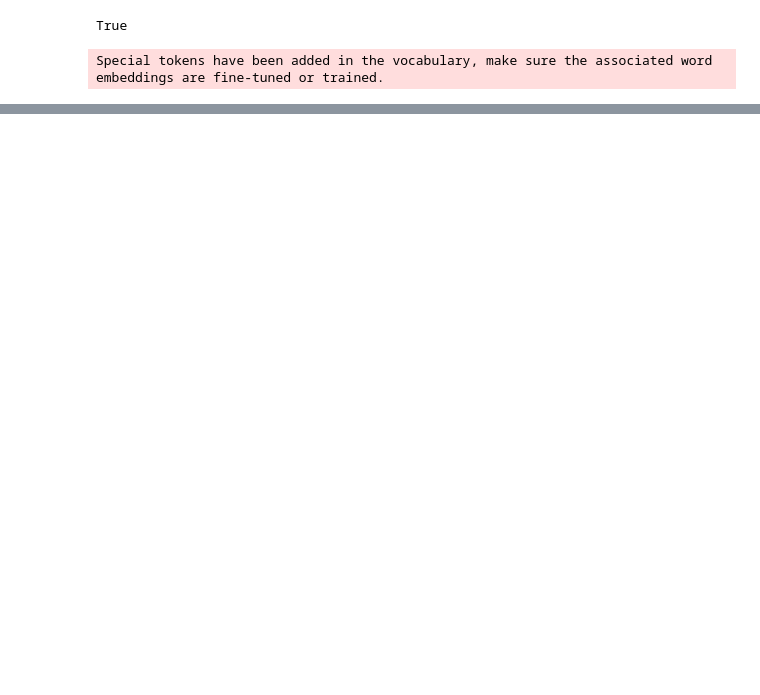
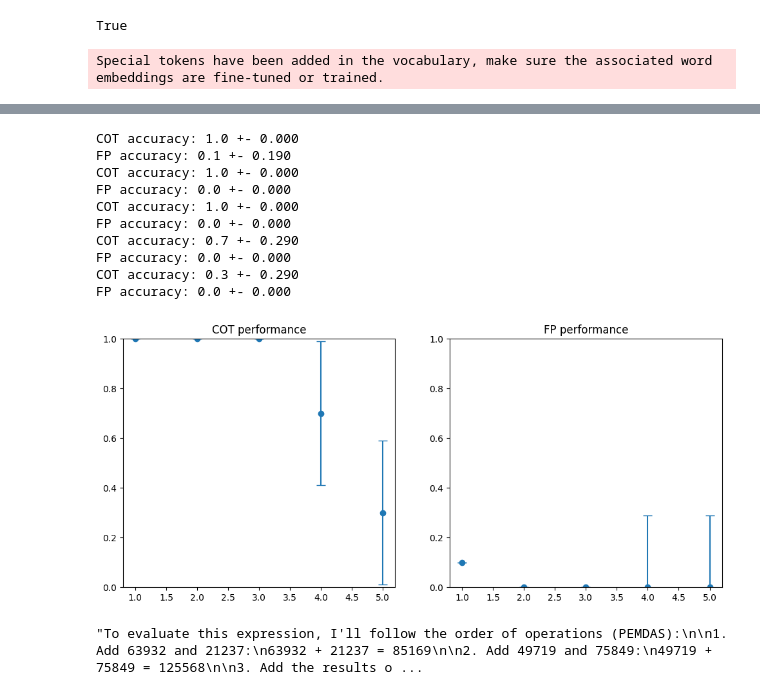
Before and after one commit to jlucassen/stego-snowball, a Jupyter notebook: problem_sets.ipynb, the cells around one changed output, grey strips where cells are left out. Drawn from its saved outputs; the diff is of its cells as text; code cells hidden in the pictures; blank space fills up the shorter version.

Commit message:
seems like simple formats have similar cot/fp performance, nested formats better

```diff
--- a/problem_sets.ipynb
+++ b/problem_sets.ipynb
@@ -113,6 +113,42 @@ def do_full_test(digits, format, sys_prompt, cot_prompt, fp_prompt, n):
     fp_mean = sum(df_fp['correct'])/n
     print(f"COT accuracy: {cot_mean} +- {2*bernoulli_std(cot_mean, n):.3f}\nFP accuracy: {fp_mean} +- {2*bernoulli_std(fp_mean, n):.3f}")
     return df_cot, df_fp
+
+def do_fuller_test(digits_range, format, sys_prompt, cot_prompt, fp_prompt, n_samples):
+    results = []
+    for digits in digits_range:
+        df = make_problem_set(digits, format, n_samples)
+        df_cot = solve_problem_set_cot(df, sys_prompt, cot_prompt)
+        df_cot = correct_rate(df_cot)
+        df_fp = solve_problem_set_fp(df, sys_prompt, fp_prompt)
+        df_fp = correct_rate(df_fp)
+        cot_mean = sum(df_cot['correct'])/n_samples
+        fp_mean = sum(df_fp['correct'])/n_samples
+        print(f"COT accuracy: {cot_mean} +- {2*bernoulli_std(cot_mean, n_samples):.3f}\nFP accuracy: {fp_mean} +- {2*bernoulli_std(fp_mean, n_samples):.3f}")
+        results.append((df_cot, df_fp))
+    fig, (ax1, ax2) = plt.subplots(1, 2, figsize=(12, 5))
+    ax1.errorbar(
+        x = range(1, len(results)+1),
+        y = [sum(df_cot['correct'])/n_samples for df_cot, _ in results],
+        yerr = [2*bernoulli_std(sum(df_cot['correct'])/n_samples, n_samples) for df_cot, _ in results],
+        linestyle='',
+        fmt='o',
+        capsize=5
+    )
+    ax1.set_title('COT performance')
+    ax1.set_ylim(0, 1)
+    ax2.errorbar(
+        x = range(1, len(results)+1),
+        y = [sum(df_fp['correct'])/n_samples for _, df_fp in results],
+        yerr = [2*bernoulli_std(sum(df_fp['correct'])/n_samples, n_samples) for df_fp, _ in results],
+        linestyle='',
+        fmt='o',
+        capsize=5
+    )
+    ax2.set_title('FP performance')
+    ax2.set_ylim(0, 1)
+    plt.show()
+    return results
 # %%
 task_p = 'What is the value of this expression?'
 cot_p_add = 'Think through your answer carefully, and show all your work.'
@@ -201,0 +258,16 @@ plt.show()
+# %%
+r = do_fuller_test(range(1, 6), ('+', (('+', (None, None)), ('+', (None, None)))), task_p, 'Think carefully and show all your work.', 'Answer with only a number.', 10)
+r[-1][0]['solution'][0]
+# %% [output]
+COT accuracy: 1.0 +- 0.000
+FP accuracy: 0.1 +- 0.190
+COT accuracy: 1.0 +- 0.000
+FP accuracy: 0.0 +- 0.000
+COT accuracy: 1.0 +- 0.000
+FP accuracy: 0.0 +- 0.000
+COT accuracy: 0.7 +- 0.290
+FP accuracy: 0.0 +- 0.000
+COT accuracy: 0.3 +- 0.290
+FP accuracy: 0.0 +- 0.000
+[figure, added]
+"To evaluate this expression, I'll follow the order of operations (PEMDAS):\n\n1. Add 63932 and 21237:\n63932 + 21237 = 85169\n\n2. Add 49719 and 75849:\n49719 + 75849 = 125568\n\n3. Add the results o ...
```
Also changed, not shown: parts of 5 cells of this notebook.
